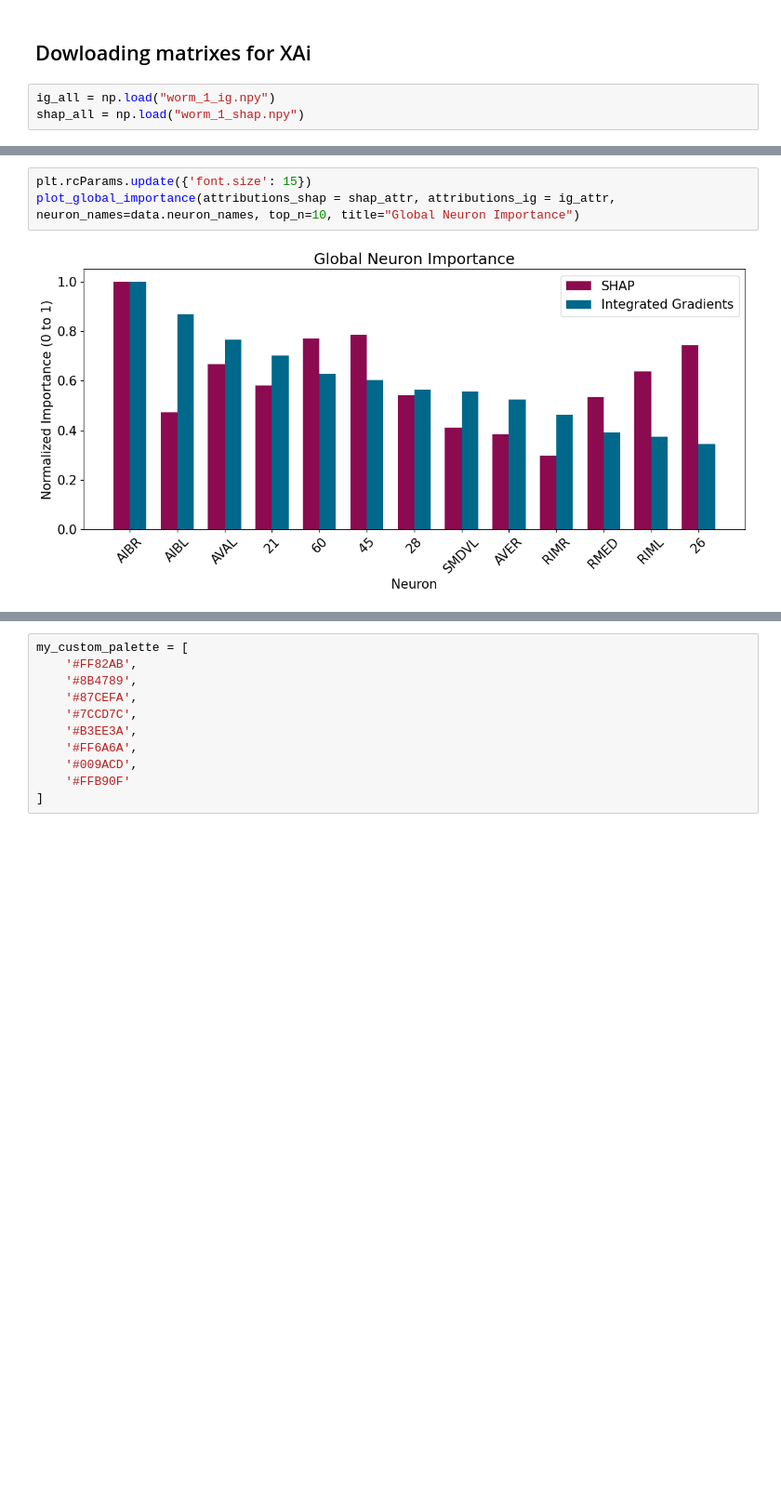
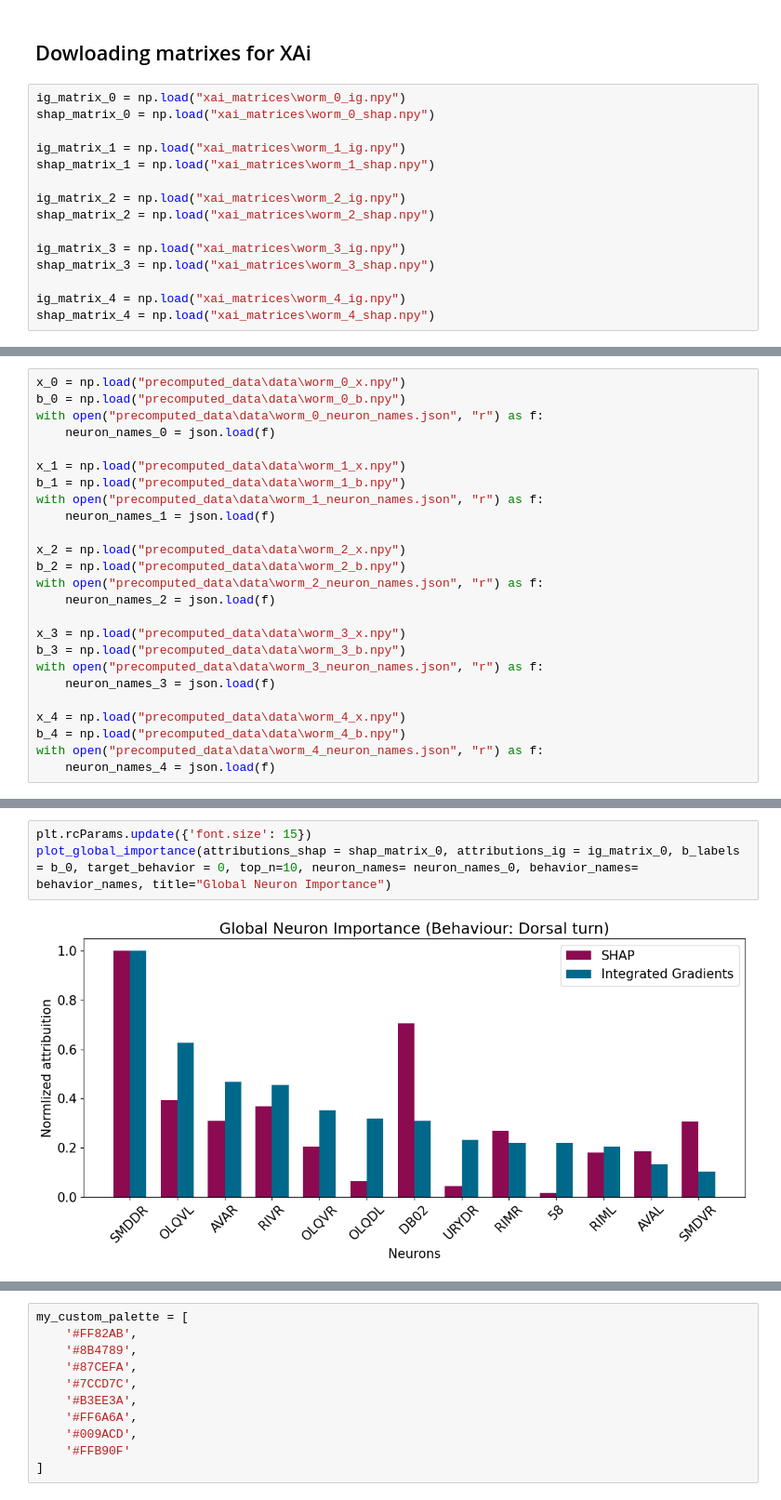
Before and after one commit to OlgaSieradzan/Bundle-Net-Project, a Jupyter notebook: code/Test.ipynb, the cells around one changed output, grey strips where cells are left out. Shown at 93% size. Saved outputs shown, nothing was run; the diff lists cells and outputs as text; blank space fills up the shorter version.

```diff
--- a/code/Test.ipynb
+++ b/code/Test.ipynb
@@ -26,6 +28,18 @@ The autoreload extension is already loaded. To reload it, use:
 # %% [markdown]
 ## Dowloading matrixes for XAi
 # %%
-ig_all = np.load("worm_1_ig.npy")
-shap_all = np.load("worm_1_shap.npy")
+ig_matrix_0 = np.load("xai_matrices\worm_0_ig.npy")
+shap_matrix_0 = np.load("xai_matrices\worm_0_shap.npy")
+
+ig_matrix_1 = np.load("xai_matrices\worm_1_ig.npy")
+shap_matrix_1 = np.load("xai_matrices\worm_1_shap.npy")
+
+ig_matrix_2 = np.load("xai_matrices\worm_2_ig.npy")
+shap_matrix_2 = np.load("xai_matrices\worm_2_shap.npy")
+
+ig_matrix_3 = np.load("xai_matrices\worm_3_ig.npy")
+shap_matrix_3 = np.load("xai_matrices\worm_3_shap.npy")
+
+ig_matrix_4 = np.load("xai_matrices\worm_4_ig.npy")
+shap_matrix_4 = np.load("xai_matrices\worm_4_shap.npy")
 # %% [markdown]
@@ -62 +47,26 @@ display(df)
+# %%
+x_0 = np.load("precomputed_data\data\worm_0_x.npy")
+b_0 = np.load("precomputed_data\data\worm_0_b.npy")
+with open("precomputed_data\data\worm_0_neuron_names.json", "r") as f:
+    neuron_names_0 = json.load(f)
+
+x_1 = np.load("precomputed_data\data\worm_1_x.npy")
+b_1 = np.load("precomputed_data\data\worm_1_b.npy")
+with open("precomputed_data\data\worm_1_neuron_names.json", "r") as f:
+    neuron_names_1 = json.load(f)
+
+x_2 = np.load("precomputed_data\data\worm_2_x.npy")
+b_2 = np.load("precomputed_data\data\worm_2_b.npy")
+with open("precomputed_data\data\worm_2_neuron_names.json", "r") as f:
+    neuron_names_2 = json.load(f)
+
+x_3 = np.load("precomputed_data\data\worm_3_x.npy")
+b_3 = np.load("precomputed_data\data\worm_3_b.npy")
+with open("precomputed_data\data\worm_3_neuron_names.json", "r") as f:
+    neuron_names_3 = json.load(f)
+
+x_4 = np.load("precomputed_data\data\worm_4_x.npy")
+b_4 = np.load("precomputed_data\data\worm_4_b.npy")
+with open("precomputed_data\data\worm_4_neuron_names.json", "r") as f:
+    neuron_names_4 = json.load(f)
 # %% [markdown]
@@ -84,6 +131,6 @@ shap_attr = get_shap_values(model, x_tensor_2, target_class=behaviour)
 # %%
 plt.rcParams.update({'font.size': 15})
-plot_global_importance(attributions_shap = shap_attr, attributions_ig = ig_attr, neuron_names=data.neuron_names, top_n=10, title="Global Neuron Importance")
+plot_global_importance(attributions_shap = shap_matrix_0, attributions_ig = ig_matrix_0, b_labels = b_0, target_behavior = 0, top_n=10, neuron_names= neuron_names_0, behavior_names= behavior_names, title="Global Neuron Importance")
 # %% [output]
-[figure, old version]
+[figure, new version]
 # %%
```
Also changed, not shown: parts of 26 cells of this notebook, 39 other files.
